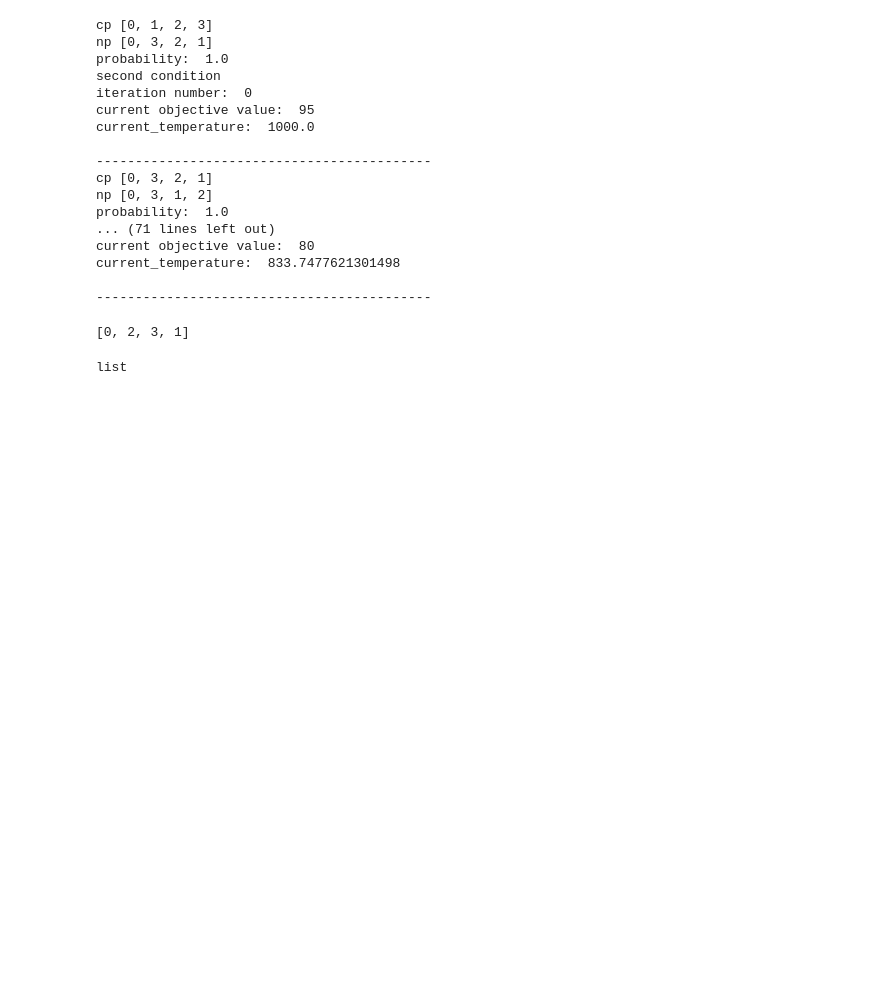
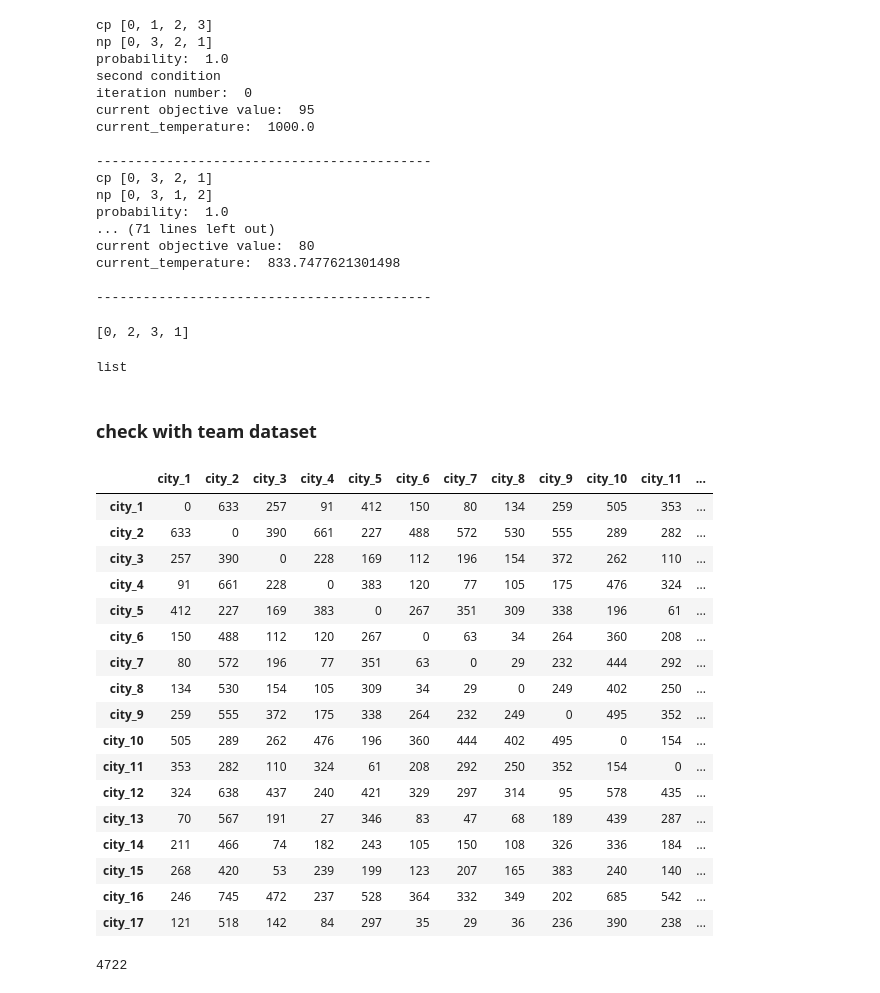
Before and after one commit to tejalbarnwal/optimization-project, a Jupyter notebook: simulated_annealing/simulatedAnnealingLevel1Problem.ipynb, the cells around one changed output. Drawn from its saved outputs; the diff is of its cells as text; code cells hidden in the pictures; blank space fills up the shorter version.

Commit message:
Add: test with team dataset

```diff
--- a/simulated_annealing/simulatedAnnealingLevel1Problem.ipynb
+++ b/simulated_annealing/simulatedAnnealingLevel1Problem.ipynb
@@ -132,3 +132,32 @@ list
 # %%
 intial_guess=[0, 1, 2, 3]
 # type(initial)
+# %% [markdown]
+### check with team dataset
+# %%
+import pandas as pd
+
+#import text file into NumPy array as integer
+text = '/home/radiant/Acads/ae755_project/project_venv/optimization-project/datasets/simple1.txt'
+data=pd.read_table(text, delimiter = '\t')
+# %%
+data
+# %% [output]
+|  | city_1 | city_2 | city_3 | city_4 | city_5 | city_6 | city_7 | city_8 | city_9 | city_10 | city_11 | ... |
+| city_1 | 0 | 633 | 257 | 91 | 412 | 150 | 80 | 134 | 259 | 505 | 353 | ... |
+| city_2 | 633 | 0 | 390 | 661 | 227 | 488 | 572 | 530 | 555 | 289 | 282 | ... |
+| city_3 | 257 | 390 | 0 | 228 | 169 | 112 | 196 | 154 | 372 | 262 | 110 | ... |
+| city_4 | 91 | 661 | 228 | 0 | 383 | 120 | 77 | 105 | 175 | 476 | 324 | ... |
+| city_5 | 412 | 227 | 169 | 383 | 0 | 267 | 351 | 309 | 338 | 196 | 61 | ... |
+| city_6 | 150 | 488 | 112 | 120 | 267 | 0 | 63 | 34 | 264 | 360 | 208 | ... |
+| city_7 | 80 | 572 | 196 | 77 | 351 | 63 | 0 | 29 | 232 | 444 | 292 | ... |
+| city_8 | 134 | 530 | 154 | 105 | 309 | 34 | 29 | 0 | 249 | 402 | 250 | ... |
+| city_9 | 259 | 555 | 372 | 175 | 338 | 264 | 232 | 249 | 0 | 495 | 352 | ... |
+| city_10 | 505 | 289 | 262 | 476 | 196 | 360 | 444 | 402 | 495 | 0 | 154 | ... |
+| city_11 | 353 | 282 | 110 | 324 | 61 | 208 | 292 | 250 | 352 | 154 | 0 | ... |
+| city_12 | 324 | 638 | 437 | 240 | 421 | 329 | 297 | 314 | 95 | 578 | 435 | ... |
+| city_13 | 70 | 567 | 191 | 27 | 346 | 83 | 47 | 68 | 189 | 439 | 287 | ... |
+| city_14 | 211 | 466 | 74 | 182 | 243 | 105 | 150 | 108 | 326 | 336 | 184 | ... |
+| city_15 | 268 | 420 | 53 | 239 | 199 | 123 | 207 | 165 | 383 | 240 | 140 | ... |
+| city_16 | 246 | 745 | 472 | 237 | 528 | 364 | 332 | 349 | 202 | 685 | 542 | ... |
+| city_17 | 121 | 518 | 142 | 84 | 297 | 35 | 29 | 36 | 236 | 390 | 238 | ... |
@@ -134,0 +167,5 @@ intial_guess=[0, 1, 2, 3]
+# %%
+x_test = [0, 1, 2, 3, 4, 5, 6, 7, 8, 9, 10, 11, 12, 13, 14, 15, 16]
+objective_function(graph2, x_test)
+# %% [output]
+4722
```
Also changed, not shown: parts of 2 cells of this notebook, 2 other files.
